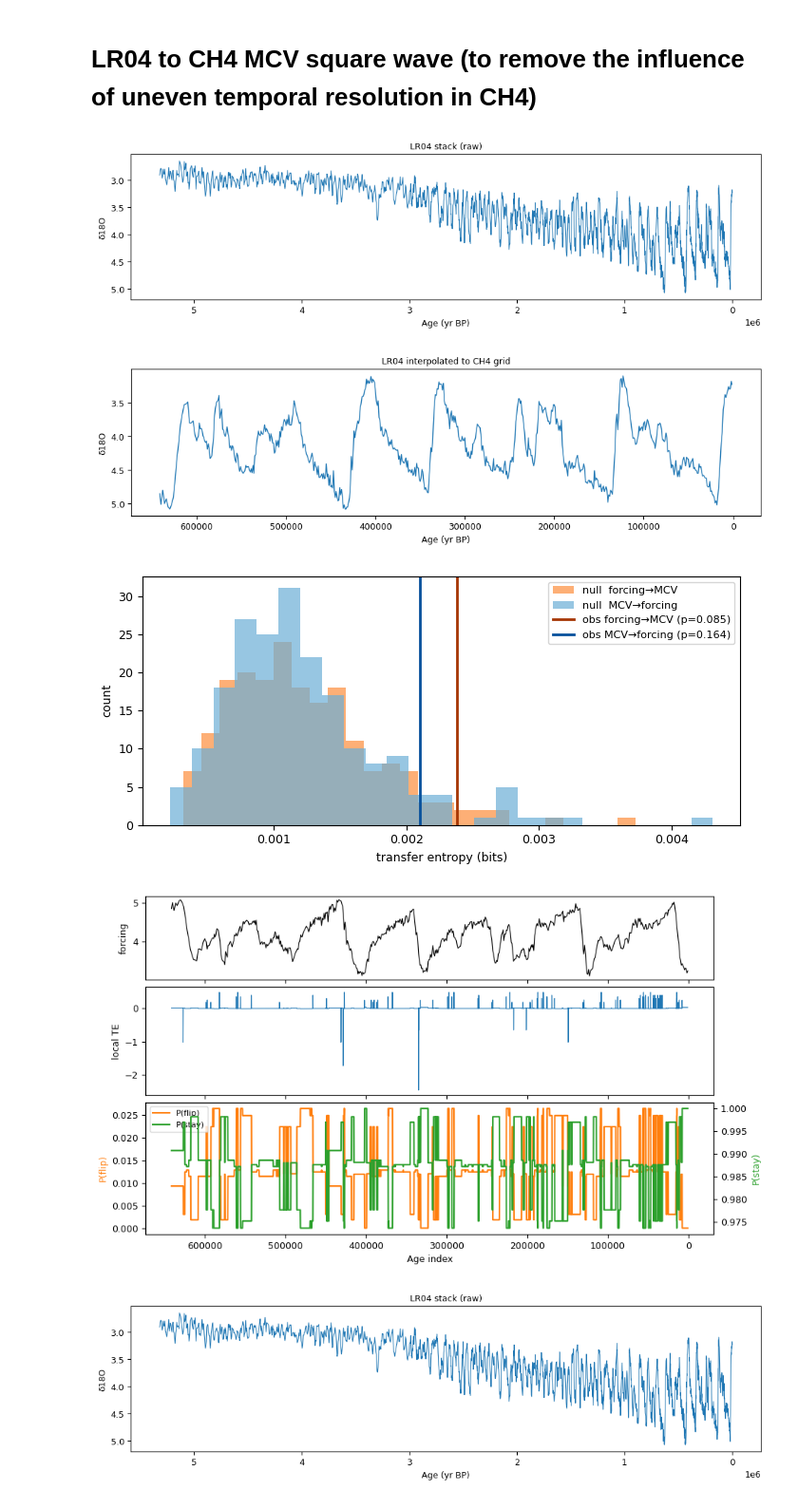
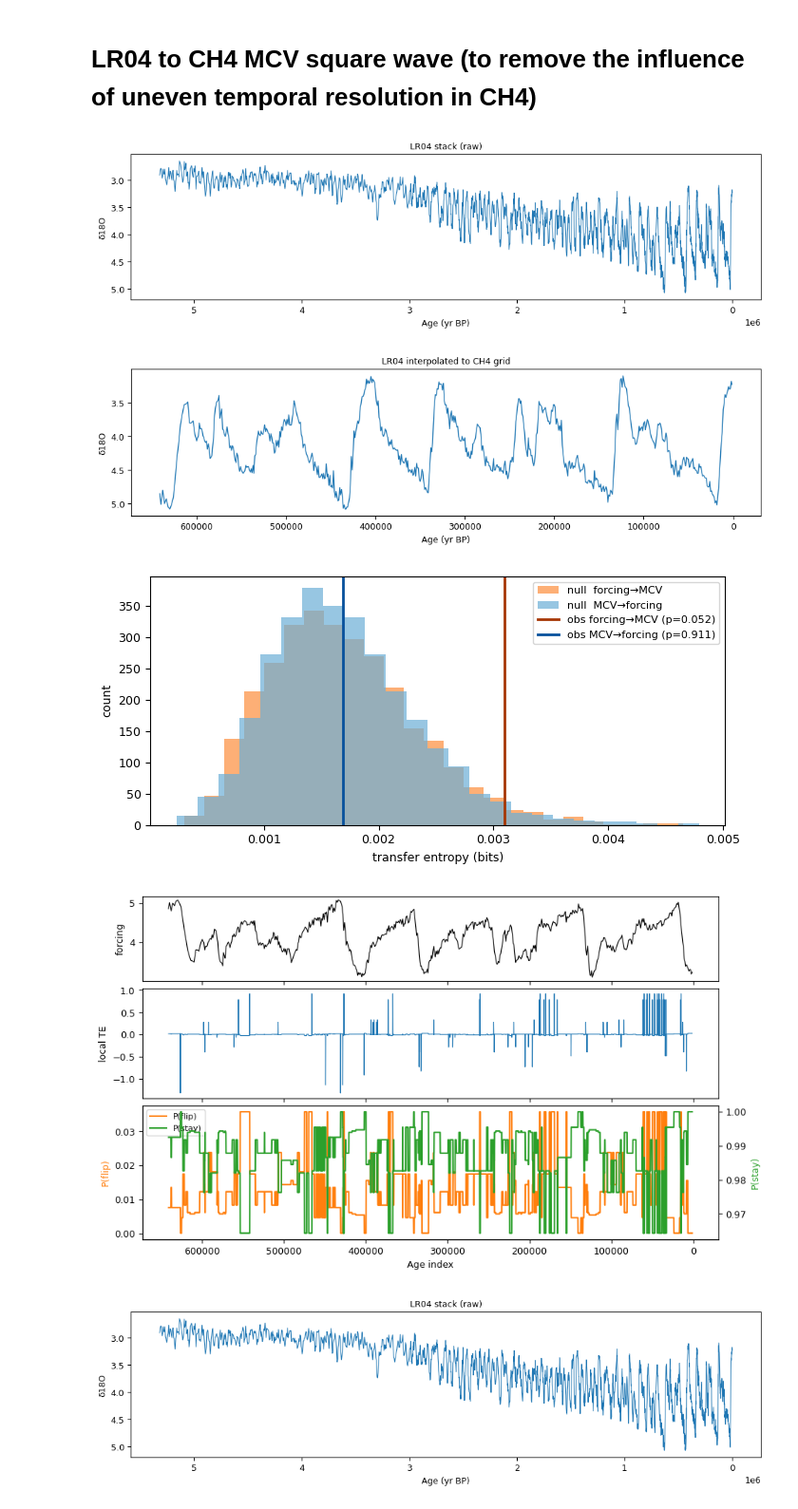
Before and after one commit to Peisong-Zheng/bipolar_seesaw_CCM, a Jupyter notebook: TE_LR04_CH4.ipynb, the cells around one changed output. Shown at 95% size. Cells and saved outputs as stored; diff of their text form; code cells hidden in the pictures.

```diff
--- a/TE_LR04_CH4.ipynb
+++ b/TE_LR04_CH4.ipynb
@@ -117,30 +117,30 @@ df_lr04_interp
 # %%
 from toolbox import sq_ana as sa
 import importlib
 importlib.reload(sa)
 
 df_lr04_interp = sa.interpolate_data_lr04(
     df_filt_ch4,      # any DataFrame with an 'age' column
     if_plot=True
 )
 
 
 # df_lr04_interp['d18O']=df_lr04_interp['d18O']*-1
 
 lr04= df_lr04_interp['d18O'].values  # LR04 benthic stack
 sq = df_filt_ch4['filt_ch4'].values    # target (residual)
 ages = np.flipud(df_filt_ch4['age'].values)  # common age grid
 
 results=sa.thre_data_ana(forcing=lr04,sq=sq,
                          ages=ages,
-                            bins_pre       = 6,
+                            bins_pre       = 8,
                             sigma_mult     = 1.5,
-                            n_surr         = 200,)
+                            n_surr         = 3000,)
 # %% [output]
 [figure]
 [figure]
-[figure, old version]
+[figure, new version]
-[figure, old version]
+[figure, new version]
 # %%
 from toolbox import sq_ana as sa
 import importlib
```
Also changed, not shown: parts of 1 cell of this notebook, 2 other files.
